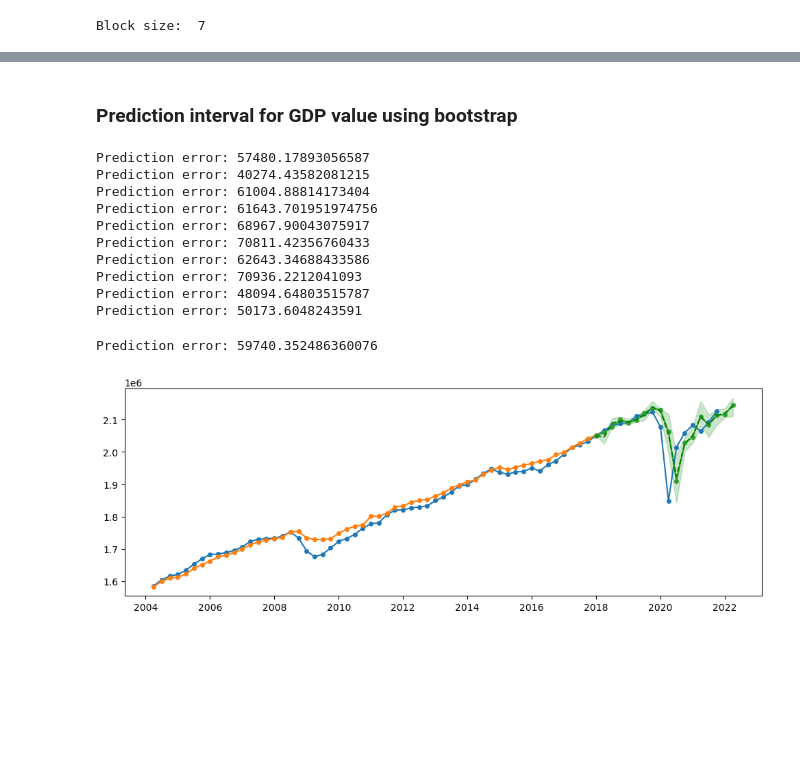
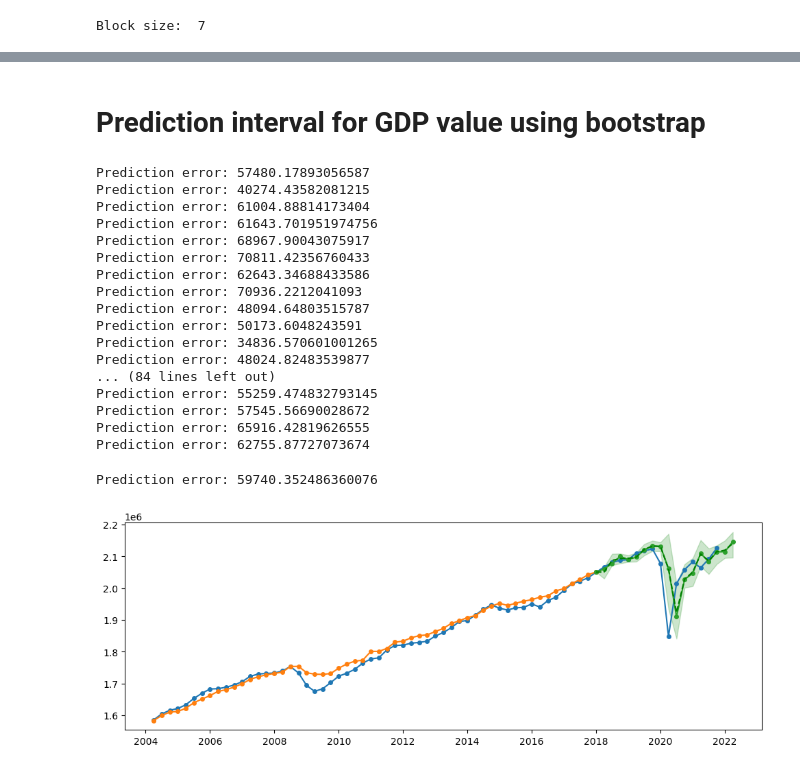
Before and after one commit to ubco-mds-2021-labs/capstone-project-googletrends_capstone, a Jupyter notebook: src/notebooks/gdp_notebook_bootstrap.ipynb, the cells around one changed output, grey strips where cells are left out. Saved outputs shown, nothing was run; the diff lists cells and outputs as text; code cells hidden in the pictures; blank space fills up the shorter version.

Commit message:
updated code for bootstrap of gdp value

```diff
--- a/src/notebooks/gdp_notebook_bootstrap.ipynb
+++ b/src/notebooks/gdp_notebook_bootstrap.ipynb
@@ -1201,7 +1201,7 @@ def growth_rate_plot_and_data_bs(predicted_growth_df=None,
     quantiles = predicted_growth_df.quantile(q=[0.025, 0.975], axis=1, interpolation='linear')
     growth_quantiles = np.transpose(quantiles)
 
-    pred_growth_rate_data['GDP Growth Rate'] = pred_gdpGrowth
+    pred_growth_rate_data['Predicted GDP Growth Rate'] = pred_gdpGrowth
     pred_growth_rate_data['Prediction interval (2.5%)'] = growth_quantiles[lower_q]
     pred_growth_rate_data['Prediction interval (97.5%)'] = growth_quantiles[lower_q]
     pred_growth_rate_data['Mean (Prediction interval)'] = predicted_growth_df.mean(axis=1)
@@ -1223,7 +1223,7 @@ def growth_rate_plot_and_data_bs(predicted_growth_df=None,
     return fig, pred_growth_rate_data
 # %%
 # create bootstrap samples
-bs_samples = get_bootstrap_samples(train, n_sample=10, rs=RandomState(1234))
+bs_samples = get_bootstrap_samples(train, n_sample=100, rs=RandomState(1234))
 
 # get predicted growth rate uisng bootstrap samples
 predicted_growth_df = pd.DataFrame(columns=list(range(0, len(bs_samples))))
@@ -1255,5 +1255,5 @@ data.tail()
 # %% [markdown]
-### Prediction interval for GDP value using bootstrap
+# Prediction interval for GDP value using bootstrap
 # %%
 # get predicted gdp value for bootstrap samples
 
@@ -1273,6 +1273,13 @@ Prediction error: 62643.34688433586
 Prediction error: 70936.2212041093
 Prediction error: 48094.64803515787
 Prediction error: 50173.6048243591
+Prediction error: 34836.570601001265
+Prediction error: 48024.82483539877
+... (84 lines left out)
+Prediction error: 55259.474832793145
+Prediction error: 57545.56690028672
+Prediction error: 65916.42819626555
+Prediction error: 62755.87727073674
 # %%
 def gdp_plot_and_data_bs(modelfit, pred_gdpGrowth, gdp_original, train, test, extra_test, predicted_gdp_df_bs, lower_q = 0.025, upper_q = 0.975):
     # fitted gdp value for training set
@@ -1358,11 +1365,12 @@ def gdp_plot_and_data_bs(modelfit, pred_gdpGrowth, gdp_original, train, test, ex
     plt.close()
     return fig, pred_gdp_data
 # %%
-fig, pred_gdp_data = gdp_plot_and_data_bs(modelfit, pred_gdpGrowth, gdp_original, train, test, extra_test, predicted_gdp_df_bs, lower_q = 0.025, upper_q = 0.975)
+fig, pred_gdp_data = gdp_plot_and_data_bs(modelfit, pred_gdpGrowth, gdp_original, train, test, extra_test, predicted_gdp_df_bs,
+                                          lower_q = 0.025, upper_q = 0.975)
 fig
 # %% [output]
 Prediction error: 59740.352486360076
-[figure, old version]
+[figure, new version]
 # %%
 pred_gdp_data
 # %% [output]
```
Also changed, not shown: parts of 3 cells of this notebook.
